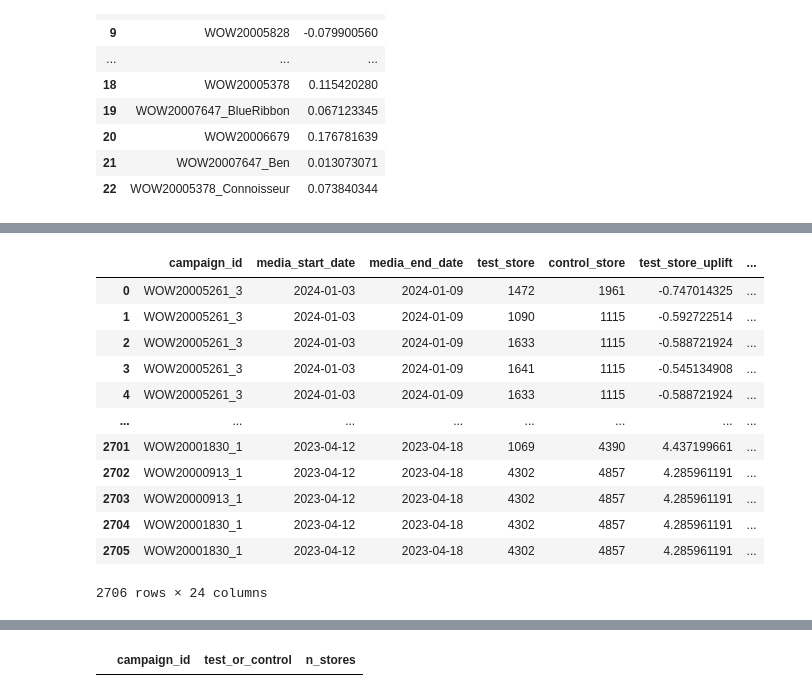
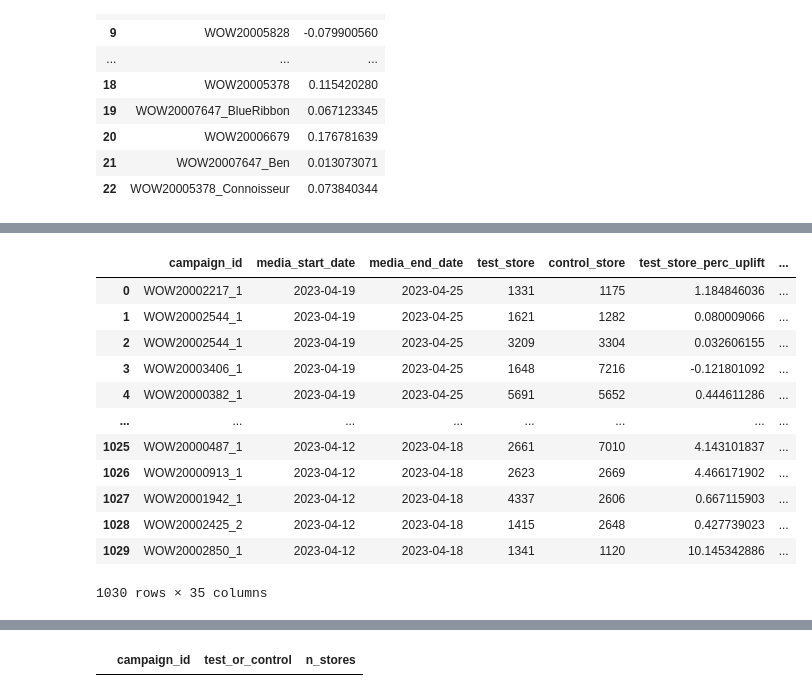
Before and after one commit to davelorino1/Cartology, a Jupyter notebook: Incrementality/Digital Screen Notebook.ipynb, the cells around one changed output, grey strips where cells are left out. Cells and saved outputs as stored; diff of their text form; code cells hidden in the pictures.

```diff
--- a/Incrementality/Digital Screen Notebook.ipynb
+++ b/Incrementality/Digital Screen Notebook.ipynb
@@ -451,34 +456,42 @@ check_df
 # %%
 
 check = client.query(
 """
 with step_one AS (
     SELECT
         *,
-        ROW_NUMBER() OVER(PARTITION BY campaign_id, control_store ORDER BY control_store) AS n_control_store_occurrence
-    FROM gcp-wow-cart-data-dev-d4d7.davide.digital_screens_store_comparisons_plus_baseline_2
+        ROW_NUMBER() OVER(PARTITION BY campaign_id, control_store ORDER BY control_store) AS n_control_store_occurrence,
+        ROW_NUMBER() OVER(PARTITION BY campaign_id, test_store ORDER BY control_store) AS n_test_store_occurrence
+    FROM gcp-wow-cart-data-dev-d4d7.davide.digital_screens_store_comparisons_plus_baseline_3
     ORDER BY media_start_date DESC
 )
-SELECT
-    *
-FROM step_one
-WHERE n_control_store_occurrence = 1
+    SELECT
+        *,
+        (control_store_stddev_sales_amount / ABS(control_store_raw_uplift)) - 1 AS control_raw_std_dev_as_perc_of_uplift,
+        (test_store_stddev_sales_amount / ABS(test_store_raw_uplift)) - 1 AS test_raw_std_dev_as_perc_of_uplift,
+        control_store_raw_uplift - (control_store_raw_uplift * ((control_store_stddev_sales_amount / ABS(control_store_raw_uplift)))) AS control_uplift_reduced_by_control_std_dev,
+        test_store_raw_uplift - (test_store_raw_uplift * ((test_store_stddev_sales_amount / ABS(test_store_raw_uplift)))) AS test_uplift_reduced_by_test_std_dev
+    FROM step_one
+    WHERE n_control_store_occurrence = 1
+    AND n_test_store_occurrence = 1
+
+
 """
 ).result()
 check_df = check.to_dataframe()
 chime.success()
 check_df
 # %% [output]
-|  | campaign_id | media_start_date | media_end_date | test_store | control_store | test_store_uplift | ... |
-| 0 | WOW20005261_3 | 2024-01-03 | 2024-01-09 | 1472 | 1961 | -0.747014325 | ... |
-| 1 | WOW20005261_3 | 2024-01-03 | 2024-01-09 | 1090 | 1115 | -0.592722514 | ... |
-| 2 | WOW20005261_3 | 2024-01-03 | 2024-01-09 | 1633 | 1115 | -0.588721924 | ... |
-| 3 | WOW20005261_3 | 2024-01-03 | 2024-01-09 | 1641 | 1115 | -0.545134908 | ... |
-| 4 | WOW20005261_3 | 2024-01-03 | 2024-01-09 | 1633 | 1115 | -0.588721924 | ... |
+|  | campaign_id | media_start_date | media_end_date | test_store | control_store | test_store_perc_uplift | ... |
+| 0 | WOW20002217_1 | 2023-04-19 | 2023-04-25 | 1331 | 1175 | 1.184846036 | ... |
+| 1 | WOW20002544_1 | 2023-04-19 | 2023-04-25 | 1621 | 1282 | 0.080009066 | ... |
+| 2 | WOW20002544_1 | 2023-04-19 | 2023-04-25 | 3209 | 3304 | 0.032606155 | ... |
+| 3 | WOW20003406_1 | 2023-04-19 | 2023-04-25 | 1648 | 7216 | -0.121801092 | ... |
+| 4 | WOW20000382_1 | 2023-04-19 | 2023-04-25 | 5691 | 5652 | 0.444611286 | ... |
 | ... | ... | ... | ... | ... | ... | ... | ... |
-| 2701 | WOW20001830_1 | 2023-04-12 | 2023-04-18 | 1069 | 4390 | 4.437199661 | ... |
-| 2702 | WOW20000913_1 | 2023-04-12 | 2023-04-18 | 4302 | 4857 | 4.285961191 | ... |
-| 2703 | WOW20000913_1 | 2023-04-12 | 2023-04-18 | 4302 | 4857 | 4.285961191 | ... |
-| 2704 | WOW20001830_1 | 2023-04-12 | 2023-04-18 | 4302 | 4857 | 4.285961191 | ... |
-| 2705 | WOW20001830_1 | 2023-04-12 | 2023-04-18 | 4302 | 4857 | 4.285961191 | ... |
+| 1025 | WOW20000487_1 | 2023-04-12 | 2023-04-18 | 2661 | 7010 | 4.143101837 | ... |
+| 1026 | WOW20000913_1 | 2023-04-12 | 2023-04-18 | 2623 | 2669 | 4.466171902 | ... |
+| 1027 | WOW20001942_1 | 2023-04-12 | 2023-04-18 | 4337 | 2606 | 0.667115903 | ... |
+| 1028 | WOW20002425_2 | 2023-04-12 | 2023-04-18 | 1415 | 2648 | 0.427739023 | ... |
+| 1029 | WOW20002850_1 | 2023-04-12 | 2023-04-18 | 1341 | 1120 | 10.145342886 | ... |
-2706 rows × 24 columns
+1030 rows × 35 columns
```
Also changed, not shown: parts of 8 cells of this notebook, 3 other files.
